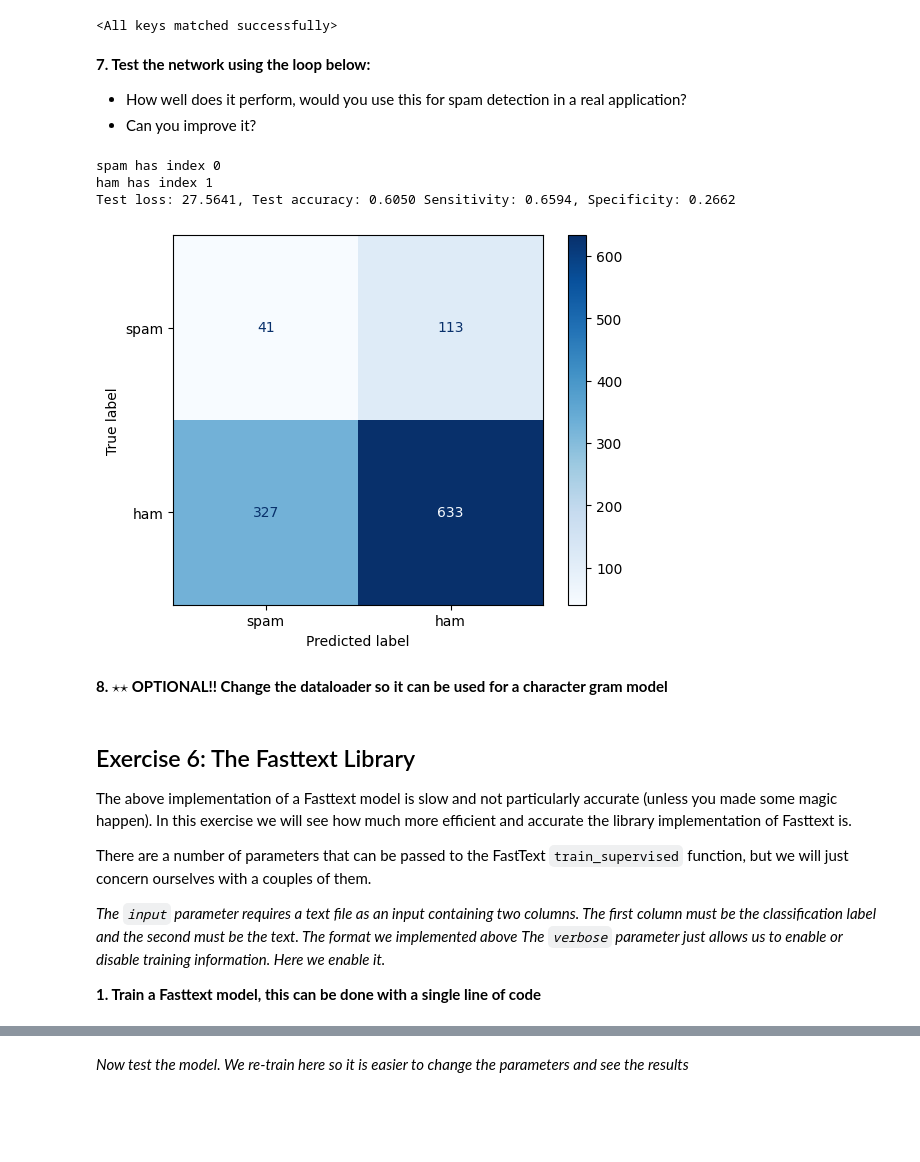
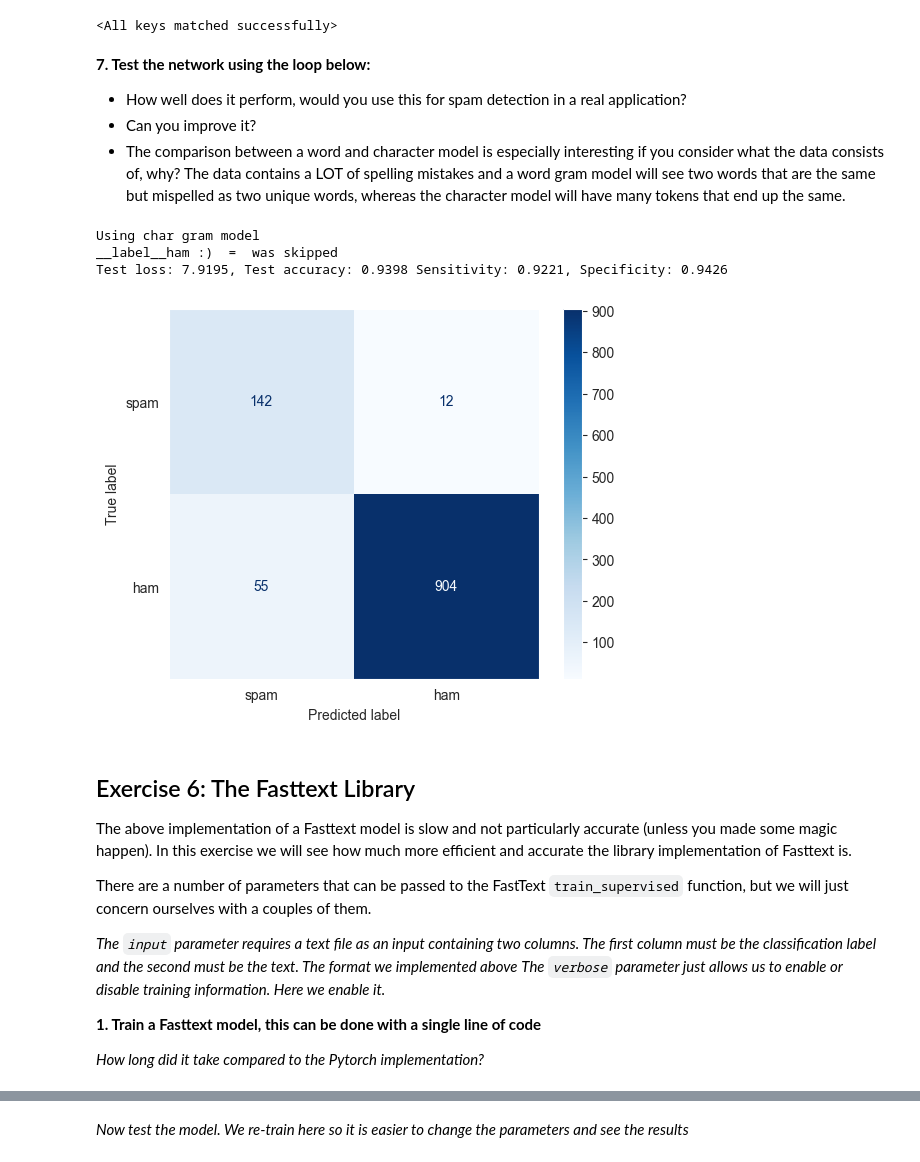
Before and after one commit to Twinbo/Signals-and-Data-Autumn-2025-student, a Jupyter notebook: week_8/ex_week_8_solutions.ipynb, the cells around one changed output, grey strips where cells are left out. Drawn from its saved outputs; the diff is of its cells as text; code cells hidden in the pictures; blank space fills up the shorter version.

```diff
--- a/week_8/ex_week_8_solutions.ipynb
+++ b/week_8/ex_week_8_solutions.ipynb
@@ -447,0 +495,15 @@ The Dataloader has to accomplish the following:
+# %%
+def create_char_grams_from_sentence(sentence, min_n, max_n):
+    """Given a sentence and the range of character n-grams to produce, return a list of the character grams"""
+    assert 0 < min_n
+    assert 0 < max_n
+    assert min_n <= max_n
+    # We will use .extend to append all the elements from a list to another list
+    all_char_grams = []
+    for n in range(min_n, max_n + 1):
+        char_grams = [sentence[i:i + n] for i in range(len(sentence) - n + 1)]
+        all_char_grams.extend(char_grams)
+    return all_char_grams
+
+example_character_grams = create_char_grams_from_sentence("a simpel simple sentence", 2, 3)
+print(example_character_grams)
@@ -447,0 +512,14 @@ The Dataloader has to accomplish the following:
+# %%
+def build_vocab(texts):
+    """Given a list of texts, count the number of unique words and map each to an index. Add an unknown at the end (for safety)"""
+    # Look up the Counter class in python for getting the frequencies of each object
+    # This will be used to count the number of unique words
+    counter = Counter()
+    for text in texts:
+        counter.update(text)
+
+    # Reserve 0 for padding token
+    vocab: dict = {word: idx for idx, (word, _) in enumerate(counter.items())}
+    vocab['<UNK>'] = len(vocab)  # Add unknown token
+    return vocab
+build_vocab([example_word_grams for _ in range(3)])
@@ -588,9 +636,13 @@ epochs = 10
 batch_size = 16
 lr = 0.001
 N_gram = 2
-
-dataset_train = TextDataset('data/train_data.txt', embed_dim=embed_dim, N_gram=N_gram)
+minn = 2
+maxn = 3
+# If we specify BOTH minn and maxn, we use a character gram model
+dataset_train = TextDataset('data/train_data.txt', embed_dim=embed_dim, N_gram=N_gram, minn=minn, maxn=maxn)
 dataloader_train = DataLoader(dataset_train, batch_size=batch_size, shuffle=True)
 class_weights = ICF(dataset_train.class_counts)
 print("Class_weights:", class_weights)
+device = "cuda" if torch.cuda.is_available() else "cpu"
+print(f"Using {device}")
 # %% [output]
@@ -600,5 +656,5 @@ Class_weights: tensor([7.5211, 1.1533])
 # %%
-model_save_dir = "models"
+model_save_dir = "models_char"
 os.makedirs(model_save_dir, exist_ok=True)
 
 model = TextClassifier(embed_dim=embed_dim, num_classes=dataset_train.num_classes)  # Adjust vocab_size and num_classes as needed
@@ -665,45 +756,45 @@ model.load_state_dict(torch.load(os.path.join(model_save_dir, f"{epoch_load}.pth
 **7. Test the network using the loop below:**
 - How well does it perform, would you use this for spam detection in a real application?
 - Can you improve it?
+- The comparison between a word and character model is especially interesting if you consider what the data consists of, why?
+The data contains a LOT of spelling mistakes and a word gram model will see two words that are the same but mispelled as two unique words, whereas the character model will have many tokens that end up the same.
 # %%
-dataset_test = TextDataset('data/test_data.txt', embed_dim=embed_dim, embedding=dataset_train.embedding)
+dataset_test = TextDataset('data/test_data.txt', vocab=dataset_train.vocab, embedding=dataset_train.embedding, minn=minn, maxn=maxn)
 dataloader_test = DataLoader(dataset_test, batch_size=32, shuffle=False)
 
 accuracy_test = 0
 loss_test = 0
 all_labels = []
 all_preds = []
 
 for texts_embedded, labels in dataloader_test:
     outputs = model(texts_embedded)
     loss_test += criterion(outputs, labels)
 
     preds = outputs.argmax(1)
     accuracy_test += torch.sum(preds == labels)
     all_labels.extend(labels.cpu().numpy())
     all_preds.extend(preds.cpu().numpy())
 
     # Calculate confusion matrix
 cm = confusion_matrix(all_labels, all_preds)
 
 # Calculate sensitivity and specificity
-tn, fp, fn, tp = cm.ravel()
+tp, fn, fp, tn = cm.ravel()
 sensitivity = tp / (tp + fn)
 specificity = tn / (tn + fp)
 
 print(f"Test loss: {loss_test.item():.4f}, Test accuracy: {accuracy_test / len(all_labels):.4f} "
       f'Sensitivity: {sensitivity:.4f}, Specificity: {specificity:.4f}')
 disp = ConfusionMatrixDisplay(confusion_matrix=cm, display_labels=dataset_test.labels)
 disp.plot(cmap="Blues")
 plt.grid(False)
 plt.show()
 # %% [output]
-spam has index 0
-ham has index 1
-Test loss: 27.5641, Test accuracy: 0.6050 Sensitivity: 0.6594, Specificity: 0.2662
+Using char gram model
+__label__ham :)  =  was skipped
+Test loss: 7.9195, Test accuracy: 0.9398 Sensitivity: 0.9221, Specificity: 0.9426
-[figure, old version]
+[figure, new version]
-# %% [markdown]
-**8. $\star$$\star$ OPTIONAL!! Change the dataloader so it can be used for a character gram model**
 # %% [markdown]
 ## Exercise 6: The Fasttext Library
 
@@ -715,6 +806,8 @@ There are a number of parameters that can be passed to the FastText `train_super
 *The `verbose` parameter just allows us to enable or disable training information. Here we enable it.*
 
 **1. Train a Fasttext model, this can be done with a single line of code**
+
+*How long did it take compared to the Pytorch implementation?*
 # %%
 fasttext_word_model = fasttext.train_supervised(input='./data/train_data.txt', verbose=True, wordNgrams=3)
 # %% [markdown]
```
Also changed, not shown: parts of 39 cells of this notebook.
